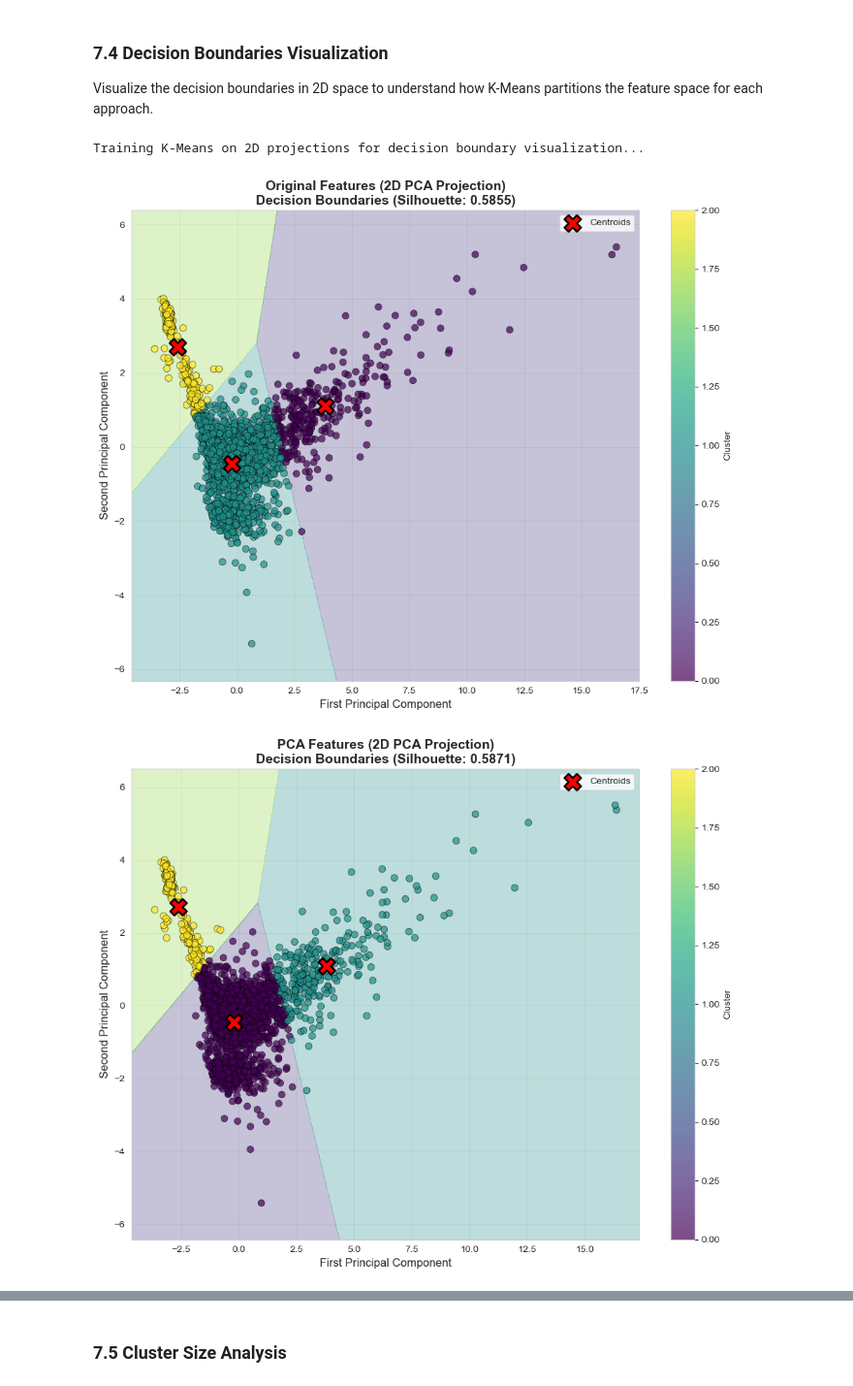
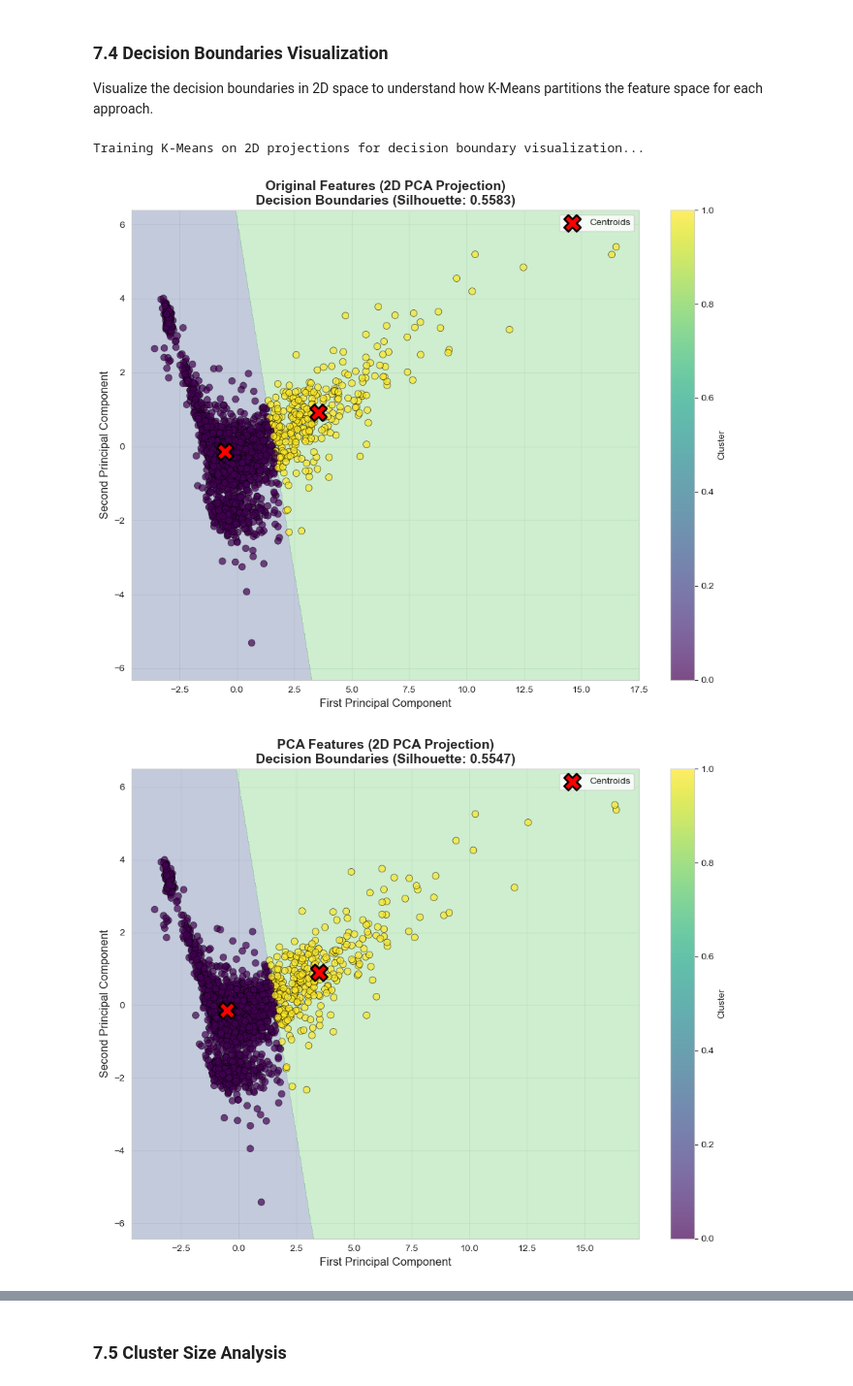
Before and after one commit to DavideDDB23/ML_HW_2, a Jupyter notebook: Customer Analysis Clustering.ipynb, the cells around one changed output, grey strips where cells are left out. Shown at 97% size. Drawn from its saved outputs; the diff is of its cells as text; code cells hidden in the pictures.

```diff
--- a/Customer Analysis Clustering.ipynb
+++ b/Customer Analysis Clustering.ipynb
@@ -1545,40 +1568,40 @@ def plot_decision_boundaries(X_2d, labels, kmeans_model, title, silhouette):
 print("Training K-Means on 2D projections for decision boundary visualization...\n")
 
 # Original features - 2D
-kmeans_2d_original = KMeans(n_clusters=optimal_k_original, init='k-means++',
-                            max_iter=300, n_init=10, random_state=42)
+kmeans_2d_original = KMeans(n_clusters=BEST_K, init=BEST_INIT,
+                            max_iter=300, n_init=BEST_N_INIT, random_state=42)
 kmeans_2d_original.fit(X_test_2d_original)
 labels_2d_original = kmeans_2d_original.labels_
 silhouette_2d_original = silhouette_score(X_test_2d_original, labels_2d_original)
 
 plot_decision_boundaries(X_test_2d_original, labels_2d_original, kmeans_2d_original,
                         'Original Features (2D PCA Projection)', silhouette_2d_original)
 
 # PCA features - 2D
-kmeans_2d_pca = KMeans(n_clusters=optimal_k_pca, init='k-means++',
-                      max_iter=300, n_init=10, random_state=42)
+kmeans_2d_pca = KMeans(n_clusters=BEST_K, init=BEST_INIT,
+                      max_iter=300, n_init=BEST_N_INIT, random_state=42)
 kmeans_2d_pca.fit(X_test_2d_pca)
 labels_2d_pca = kmeans_2d_pca.labels_
 silhouette_2d_pca = silhouette_score(X_test_2d_pca, labels_2d_pca)
 
 plot_decision_boundaries(X_test_2d_pca, labels_2d_pca, kmeans_2d_pca,
                         'PCA Features (2D PCA Projection)', silhouette_2d_pca)
 
 # Autoencoder features - 2D
-kmeans_2d_ae = KMeans(n_clusters=optimal_k_ae, init='k-means++',
-                     max_iter=300, n_init=10, random_state=42)
+kmeans_2d_ae = KMeans(n_clusters=BEST_K, init=BEST_INIT,
+                     max_iter=300, n_init=BEST_N_INIT, random_state=42)
 # Convert to float64 for sklearn compatibility
 X_test_2d_ae_float64 = X_test_2d_ae.astype(np.float64)
 kmeans_2d_ae.fit(X_test_2d_ae_float64)
 labels_2d_ae = kmeans_2d_ae.labels_
 silhouette_2d_ae = silhouette_score(X_test_2d_ae_float64, labels_2d_ae)
 
 plot_decision_boundaries(X_test_2d_ae_float64, labels_2d_ae, kmeans_2d_ae,
                         'Autoencoder Features (2D PCA Projection)', silhouette_2d_ae)
 
 print("\nNote: These are decision boundaries in 2D PCA projection space.")
 print("The actual high-dimensional boundaries are more complex.")
 # %% [output]
 Training K-Means on 2D projections for decision boundary visualization...
-[figure, old version]
+[figure, new version]
-[figure, old version]
+[figure, new version]
```
Also changed, not shown: parts of 13 cells of this notebook, 1 other file.
